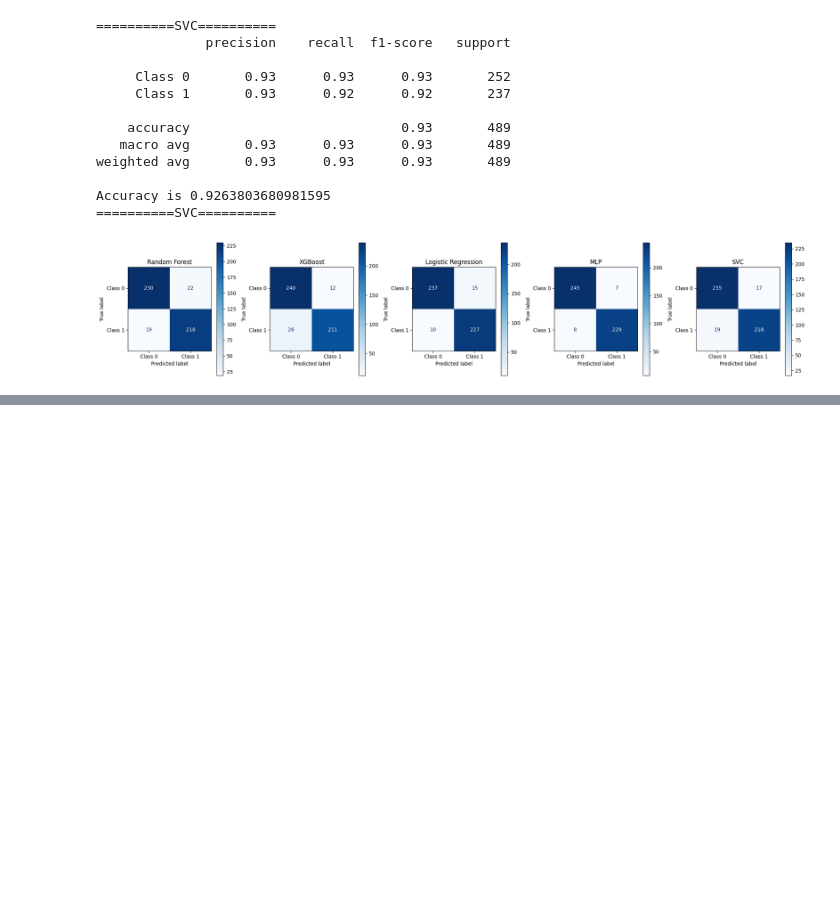
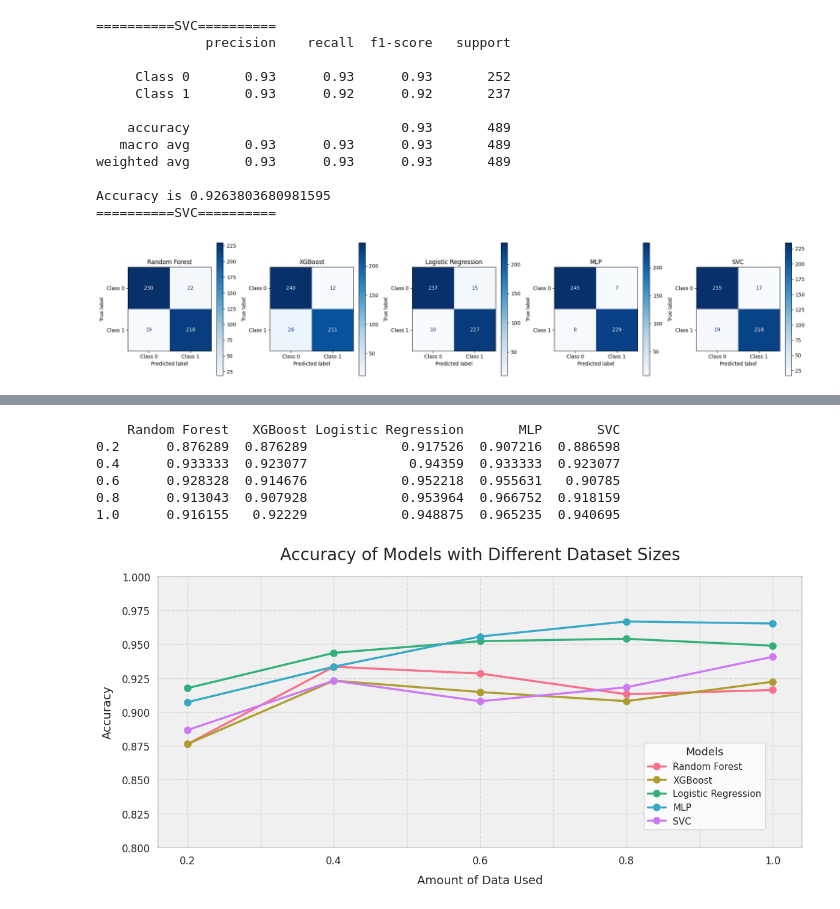
Before and after one commit to A-Rush-R/CS771-Mini-Project, a Jupyter notebook: emoticon/cleaned_onehot_lr.ipynb, the cells around one changed output, grey strips where cells are left out. Cells and saved outputs as stored; diff of their text form; code cells hidden in the pictures; blank space fills up the shorter version.

Commit message:
plotting less data size ready

```diff
--- a/emoticon/cleaned_onehot_lr.ipynb
+++ b/emoticon/cleaned_onehot_lr.ipynb
@@ -30,7 +27,7 @@ Strings after removal of common characters: ['😻🙠😒', '😪🚅😹', '
 # Create one-hot encoding of the dataset
 
 train_df['input_emoticon'] = strings_after_removal
-test_df['input_emoticon'] = remove_common_characters(test_df['input_emoticon'].values)
+valid_df['input_emoticon'] = remove_common_characters(valid_df['input_emoticon'].values)
 # %%
 train_df.head()
 # %% [output]
@@ -42,7 +39,7 @@ train_df.head()
 | 4 | 🚟🙋😹 | 1 |
 # %%
 train_df = get_char_columns(train_df)
-test_df = get_char_columns(test_df)
+valid_df = get_char_columns(valid_df)
 # %%
 train_df.head()
 # %% [output]
@@ -53,7 +50,7 @@ train_df.head()
 | 3 | 🙐 | 🙪 | 🛆 | 1 |
 | 4 | 🚟 | 🙋 | 😹 | 1 |
 # %%
-x_train, x_valid, y_train, y_valid = one_hot_encode(train_df, test_df)
+x_train, x_valid, y_train, y_valid = one_hot_encode(train_df, valid_df)
 # %% [output]
 (7080, 501) (489, 501)
 # %%
@@ -155,0 +148,5 @@ def count_parameters_sklearn_mlp(model):
+# %%
+from sklearn.metrics import accuracy_score
+
+model_columns = ['Random Forest', 'XGBoost', 'Logistic Regression', 'MLP', 'SVC']
+size_colums = ['0.2', '0.4', '0.6', '0.8', '1.0']
@@ -155,0 +203,43 @@ def count_parameters_sklearn_mlp(model):
+# %%
+print(results_df)
+# %% [output]
+    Random Forest   XGBoost Logistic Regression       MLP       SVC
+0.2      0.876289  0.876289            0.917526  0.907216  0.886598
+0.4      0.933333  0.923077             0.94359  0.933333  0.923077
+0.6      0.928328  0.914676            0.952218  0.955631   0.90785
+0.8      0.913043  0.907928            0.953964  0.966752  0.918159
+1.0      0.916155   0.92229            0.948875  0.965235  0.940695
+# %%
+import matplotlib.pyplot as plt
+import seaborn as sns
+
+# Create the plot
+fig, ax = plt.subplots(figsize=(12, 6))
+
+# Plot the data with a color palette
+colors = sns.color_palette("husl", n_colors=len(results_df.columns))
+results_df.plot(ax=ax, linewidth=2.5, marker='o', markersize=8, color=colors)
+
+# Customize the plot
+plt.ylim(0.8, 1)
+plt.title('Accuracy of Models with Different Dataset Sizes', fontsize=20, pad=20)
+plt.xlabel('Amount of Data Used', fontsize=14, labelpad=10)
+plt.ylabel('Accuracy', fontsize=14, labelpad=10)
+
+# Customize the grid
+ax.grid(True, linestyle='--', alpha=0.7)
+
+# Customize the legend
+ax.legend(title='Models', title_fontsize='13', fontsize='11', loc='lower right', bbox_to_anchor=(0.95, 0.05))
+
+# Customize the tick labels
+plt.tick_params(axis='both', which='major', labelsize=12)
+
+# Add a subtle background color
+ax.set_facecolor('#f0f0f0')
+
+# Adjust layout and display the plot
+plt.tight_layout()
+plt.show()
+# %% [output]
+[figure, added]
```
Also changed, not shown: parts of 9 cells of this notebook, 1 other file.
